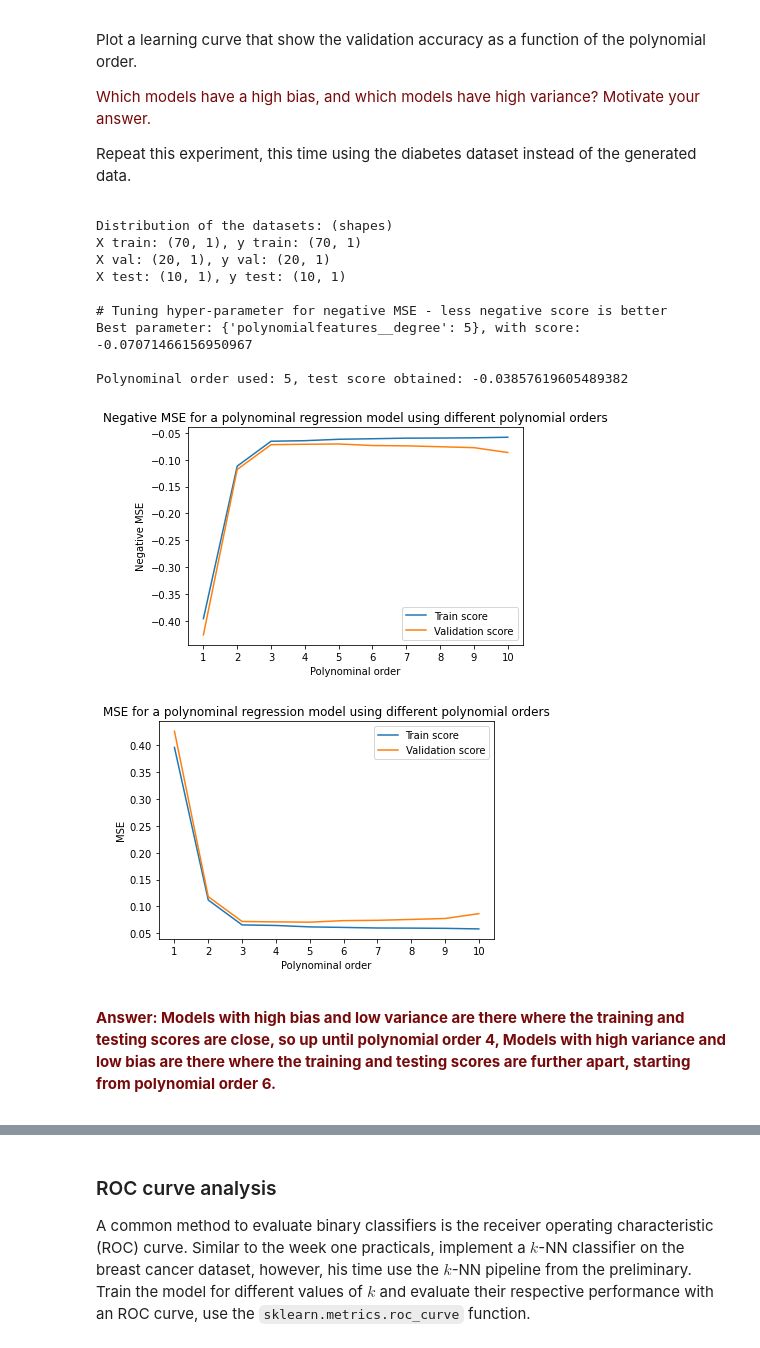
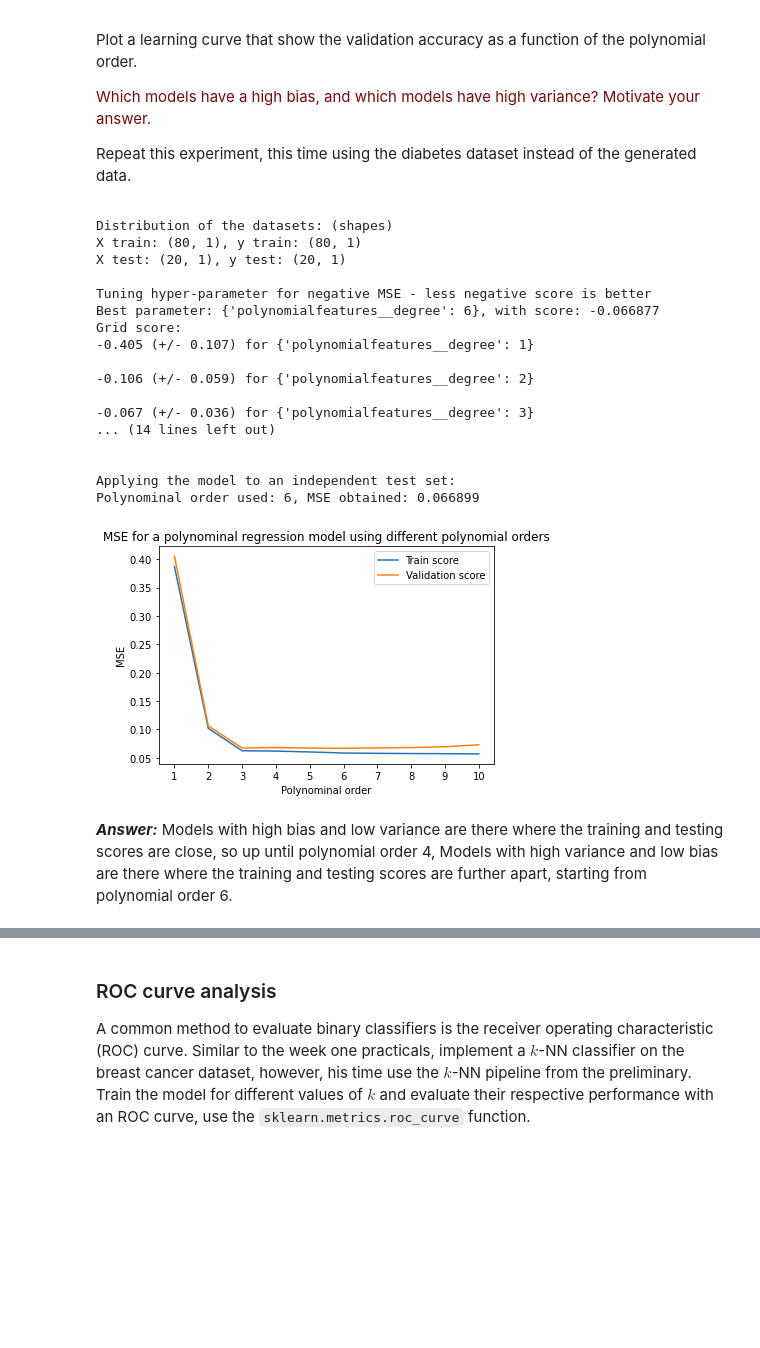
Before and after one commit to MirtheK/8dm50-machine-learning, a Jupyter notebook: practicals/week_2.ipynb, the cells around one changed output, grey strips where cells are left out. Saved outputs shown, nothing was run; the diff lists cells and outputs as text; code cells hidden in the pictures; blank space fills up the shorter version.

```diff
--- a/practicals/week_2.ipynb
+++ b/practicals/week_2.ipynb
@@ -165,15 +165,13 @@ from sklearn.preprocessing import StandardScaler
 from sklearn.model_selection import GridSearchCV
 from sklearn.pipeline import make_pipeline
 
-X_train = X[:70, np.newaxis]
-y_train = y[:70, np.newaxis]
-X_val = X[70:90, np.newaxis] #hebben we wel een validation set nodig hier????
-y_val = y[70:90, np.newaxis]
-X_test = X[90:, np.newaxis]
-y_test = y[90:, np.newaxis]
+X_train = X[:-20, np.newaxis]
+y_train = y[:-20, np.newaxis]
+X_test = X[-20:, np.newaxis]
+y_test = y[-20:, np.newaxis]
 
 print("Distribution of the datasets: (shapes)")
-print("X train: {}, y train: {}\nX val: {}, y val: {}\nX test: {}, y test: {}\n".format(X_train.shape, y_train.shape, X_val.shape, y_val.shape, X_test.shape, y_test.shape))
+print("X train: {}, y train: {}\nX test: {}, y test: {}\n".format(X_train.shape, y_train.shape, X_test.shape, y_test.shape))
 
 scaler = StandardScaler()
 scaler.fit(X_train)
@@ -184,90 +182,69 @@ X_train_scaled = scaler.transform(X_train)
 y_train_scaled = scalery.transform(y_train)
 X_test_scaled = scaler.transform(X_test)
 y_test_scaled = scalery.transform(y_test)
-X_val_scaled = scaler.transform(X_val)
-y_val_scaled = scalery.transform(y_val)
 
 polyreg=make_pipeline(PolynomialFeatures(),LinearRegression())
 
 orders = range(1,11) #TOT WELKE ORDER MOETEN WE DOEN
 tune_parameter = [{'polynomialfeatures__degree': orders}]
 score = 'neg_mean_squared_error'
-print("# Tuning hyper-parameter for negative MSE - less negative score is better")
+print("Tuning hyper-parameter for negative MSE - less negative score is better")
 clf = GridSearchCV(polyreg, tune_parameter, scoring=score, return_train_score=True)
 clf.fit(X_train_scaled.reshape(-1,1), y_train_scaled)
 
-print("Best parameter: {}, with score: {}".format(clf.best_params_, clf.best_score_))
-print_grid = False
+print("Best parameter: {}, with score: {}".format(clf.best_params_, round(clf.best_score_,6)))
+print_grid = True
 if print_grid:
     print("Grid score:")
     means = clf.cv_results_['mean_test_score']
     stds = clf.cv_results_['std_test_score']
     for mean, std, params in zip(means, stds, clf.cv_results_['params']):
         print("%0.3f (+/- %0.03f) for %r\n" % (mean, std * 2, params))
 
-#DO IT AGAIN WITH ANOTHER EVALUATION MEASURE --> even overleggen welke we willen gebruiken
-#https://scikit-learn.org/stable/modules/model_evaluation.html#scoring-parameter
-
-# print("# Tuning hyper-parameter for explained variance")
-# score = 'explained_variance'
-# clf = GridSearchCV(polyreg, tune_parameter, scoring=score, return_train_score=True)
-# clf.fit(X_train_scaled.reshape(-1,1), y_train_scaled)
-
-# print("Best parameter: {}, with score: {}".format(clf.best_params_, clf.best_score_))
-# print_grid = False
-# if print_grid:
-#     print("Grid score:")
-#     means = clf.cv_results_['mean_test_score']
-#     stds = clf.cv_results_['std_test_score']
-#     for mean, std, params in zip(means, stds, clf.cv_results_['params']):
-#         print("%0.3f (+/- %0.03f) for %r\n" % (mean, std * 2, params))
-
 #Obtain the final degree from the gridsearch and score on the independent test dataset
+print("\nApplying the model to an independent test set:")
 final_degree = clf.best_params_['polynomialfeatures__degree']
 test_score = clf.score(X_test_scaled.reshape(-1,1), y_test_scaled)
-print("\nPolynominal order used: {}, test score obtained: {}".format(final_degree, test_score))
+print("Polynominal order used: {}, MSE obtained: {}".format(final_degree, abs(round(test_score, 6))))
 
 #Make a plot
 print('\n\n')
 test_scores = clf.cv_results_['mean_test_score']
 train_scores = clf.cv_results_['mean_train_score']
 
-plt.plot(orders, train_scores, label='Train score')
-plt.plot(orders, test_scores, label='Validation score') #HEET DIT VALIDATION SCORE OF TEST SCORE
-plt.title('Negative MSE for a polynominal regression model using different polynomial orders')
-plt.xlabel('Polynominal order')
-plt.ylabel('Negative MSE')
-plt.xticks(orders)
-plt.legend(loc='best')
-# plt.grid() #I used this to help answer the question
-plt.show()
-
 #Make a plot using the absolute value for MSE - lower is then better (more intuitive)
 test_scores_abs = abs(test_scores)
 train_scores_abs = abs(train_scores)
 plt.plot(orders, train_scores_abs, label='Train score')
-plt.plot(orders, test_scores_abs, label='Validation score') #HEET DIT VALIDATION SCORE OF TEST SCORE
+plt.plot(orders, test_scores_abs, label='Validation score')
 plt.title('MSE for a polynominal regression model using different polynomial orders')
 plt.xlabel('Polynominal order')
 plt.ylabel('MSE')
 plt.xticks(orders)
 plt.legend(loc='best')
 # plt.grid() #I used this to help answer the question
 plt.show()
 # %% [output]
 Distribution of the datasets: (shapes)
-X train: (70, 1), y train: (70, 1)
-X val: (20, 1), y val: (20, 1)
-X test: (10, 1), y test: (10, 1)
+X train: (80, 1), y train: (80, 1)
+X test: (20, 1), y test: (20, 1)
 
-# Tuning hyper-parameter for negative MSE - less negative score is better
-Best parameter: {'polynomialfeatures__degree': 5}, with score: -0.07071466156950967
+Tuning hyper-parameter for negative MSE - less negative score is better
+Best parameter: {'polynomialfeatures__degree': 6}, with score: -0.066877
+Grid score:
+-0.405 (+/- 0.107) for {'polynomialfeatures__degree': 1}
 
-Polynominal order used: 5, test score obtained: -0.03857619605489382
+-0.106 (+/- 0.059) for {'polynomialfeatures__degree': 2}
+
+-0.067 (+/- 0.036) for {'polynomialfeatures__degree': 3}
+... (14 lines left out)
+
+
+Applying the model to an independent test set:
+Polynominal order used: 6, MSE obtained: 0.066899
-[figure, old version]
+[figure, new version]
-[figure, removed]
 # %% [markdown]
-<b><p><font color='#770a0a'>Answer: Models with high bias and low variance are there where the training and testing scores are close, so up until polynomial order 4, Models with high variance and low bias are there where the training and testing scores are further apart, starting from polynomial order 6. </font></p></b>
+***Answer:*** Models with high bias and low variance are there where the training and testing scores are close, so up until polynomial order 4, Models with high variance and low bias are there where the training and testing scores are further apart, starting from polynomial order 6.
 # %%
 from sklearn.preprocessing import PolynomialFeatures
 from sklearn.linear_model import LinearRegression
```
Also changed, not shown: parts of 2 cells of this notebook.
